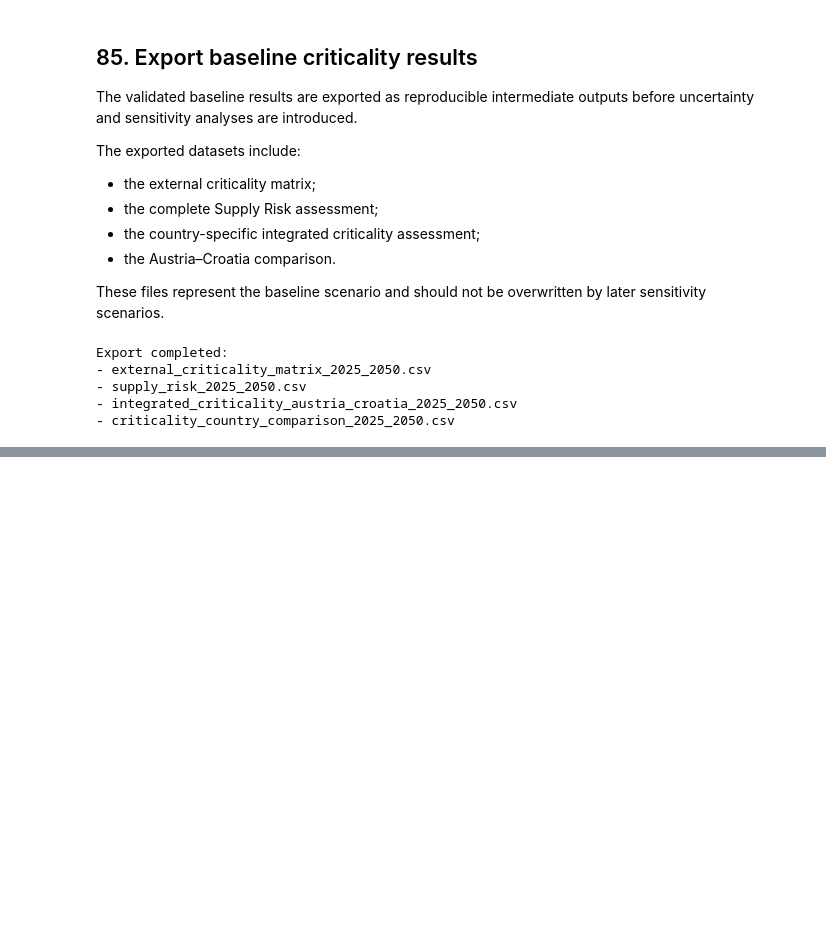
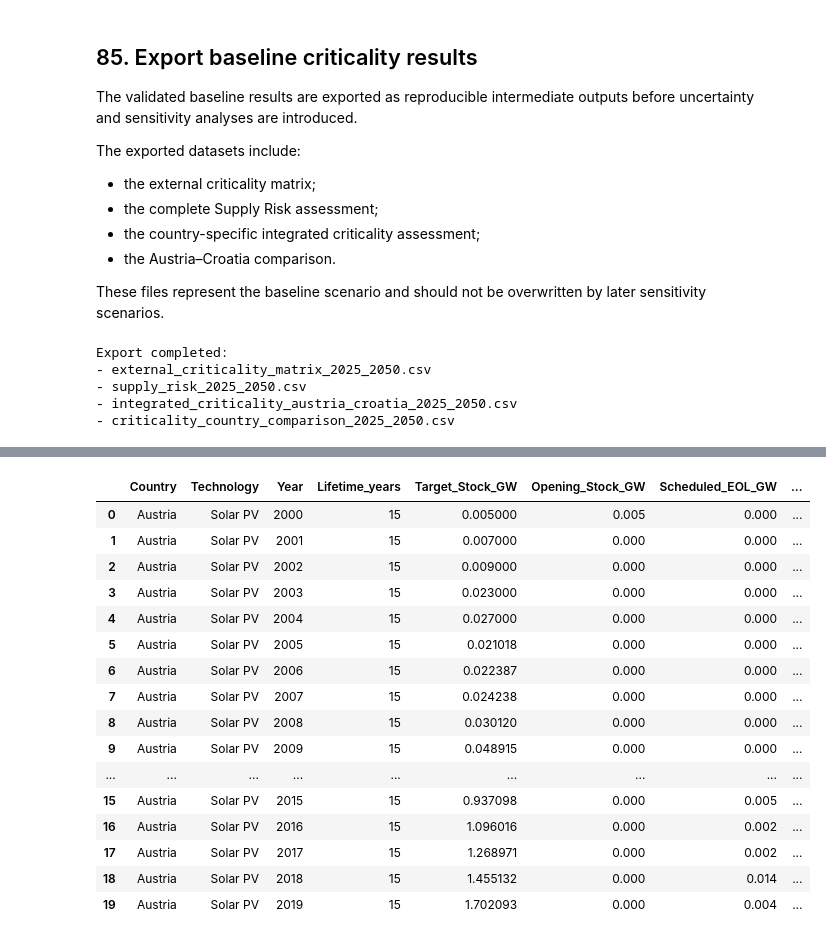
Before and after one commit to Trickwillfrit/MFA, a Jupyter notebook: notebooks/ENV501_Austria_Croatia_MFA.ipynb, the cells around one changed output, grey strips where cells are left out. Cells and saved outputs as stored; diff of their text form; code cells hidden in the pictures; blank space fills up the shorter version.

```diff
--- a/notebooks/ENV501_Austria_Croatia_MFA.ipynb
+++ b/notebooks/ENV501_Austria_Croatia_MFA.ipynb
@@ -11658,0 +11903,59 @@ Export completed:
+# %%
+lifetime_scenarios = {
+    "Short lifetime": 15,
+    "Baseline": 20,
+    "Long lifetime": 25
+}
+
+lifetime_results_list = []
+
+for scenario, lifetime in lifetime_scenarios.items():
+
+    for technology in [
+        "Solar PV",
+        "Wind"
+    ]:
+
+        scenario_result = (
+            build_dynamic_capacity_sensitivity(
+                deployment,
+                technology,
+                lifetime
+            )
+        )
+
+        scenario_result[
+            "Scenario"
+        ] = scenario
+
+        lifetime_results_list.append(
+            scenario_result
+        )
+
+
+lifetime_capacity_results = pd.concat(
+    lifetime_results_list,
+    ignore_index=True
+)
+
+display(
+    lifetime_capacity_results.head(20)
+)
+# %% [output]
+|  | Country | Technology | Year | Lifetime_years | Target_Stock_GW | Opening_Stock_GW | Scheduled_EOL_GW | ... |
+| 0 | Austria | Solar PV | 2000 | 15 | 0.005000 | 0.005 | 0.000 | ... |
+| 1 | Austria | Solar PV | 2001 | 15 | 0.007000 | 0.000 | 0.000 | ... |
+| 2 | Austria | Solar PV | 2002 | 15 | 0.009000 | 0.000 | 0.000 | ... |
+| 3 | Austria | Solar PV | 2003 | 15 | 0.023000 | 0.000 | 0.000 | ... |
+| 4 | Austria | Solar PV | 2004 | 15 | 0.027000 | 0.000 | 0.000 | ... |
+| 5 | Austria | Solar PV | 2005 | 15 | 0.021018 | 0.000 | 0.000 | ... |
+| 6 | Austria | Solar PV | 2006 | 15 | 0.022387 | 0.000 | 0.000 | ... |
+| 7 | Austria | Solar PV | 2007 | 15 | 0.024238 | 0.000 | 0.000 | ... |
+| 8 | Austria | Solar PV | 2008 | 15 | 0.030120 | 0.000 | 0.000 | ... |
+| 9 | Austria | Solar PV | 2009 | 15 | 0.048915 | 0.000 | 0.000 | ... |
+| ... | ... | ... | ... | ... | ... | ... | ... | ... |
+| 15 | Austria | Solar PV | 2015 | 15 | 0.937098 | 0.000 | 0.005 | ... |
+| 16 | Austria | Solar PV | 2016 | 15 | 1.096016 | 0.000 | 0.002 | ... |
+| 17 | Austria | Solar PV | 2017 | 15 | 1.268971 | 0.000 | 0.002 | ... |
+| 18 | Austria | Solar PV | 2018 | 15 | 1.455132 | 0.000 | 0.014 | ... |
+| 19 | Austria | Solar PV | 2019 | 15 | 1.702093 | 0.000 | 0.004 | ... |
```
Also changed, not shown: parts of 41 cells of this notebook.
